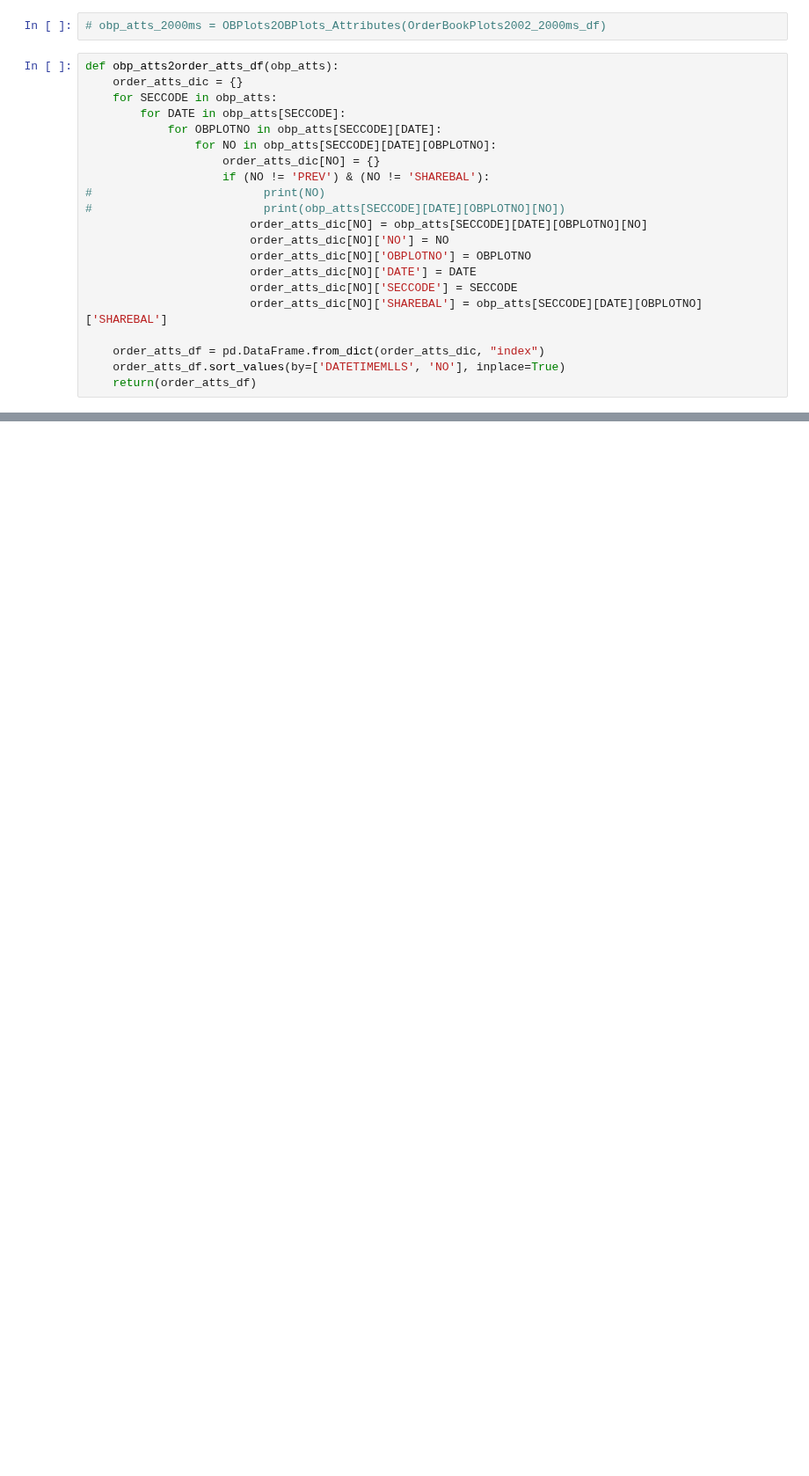
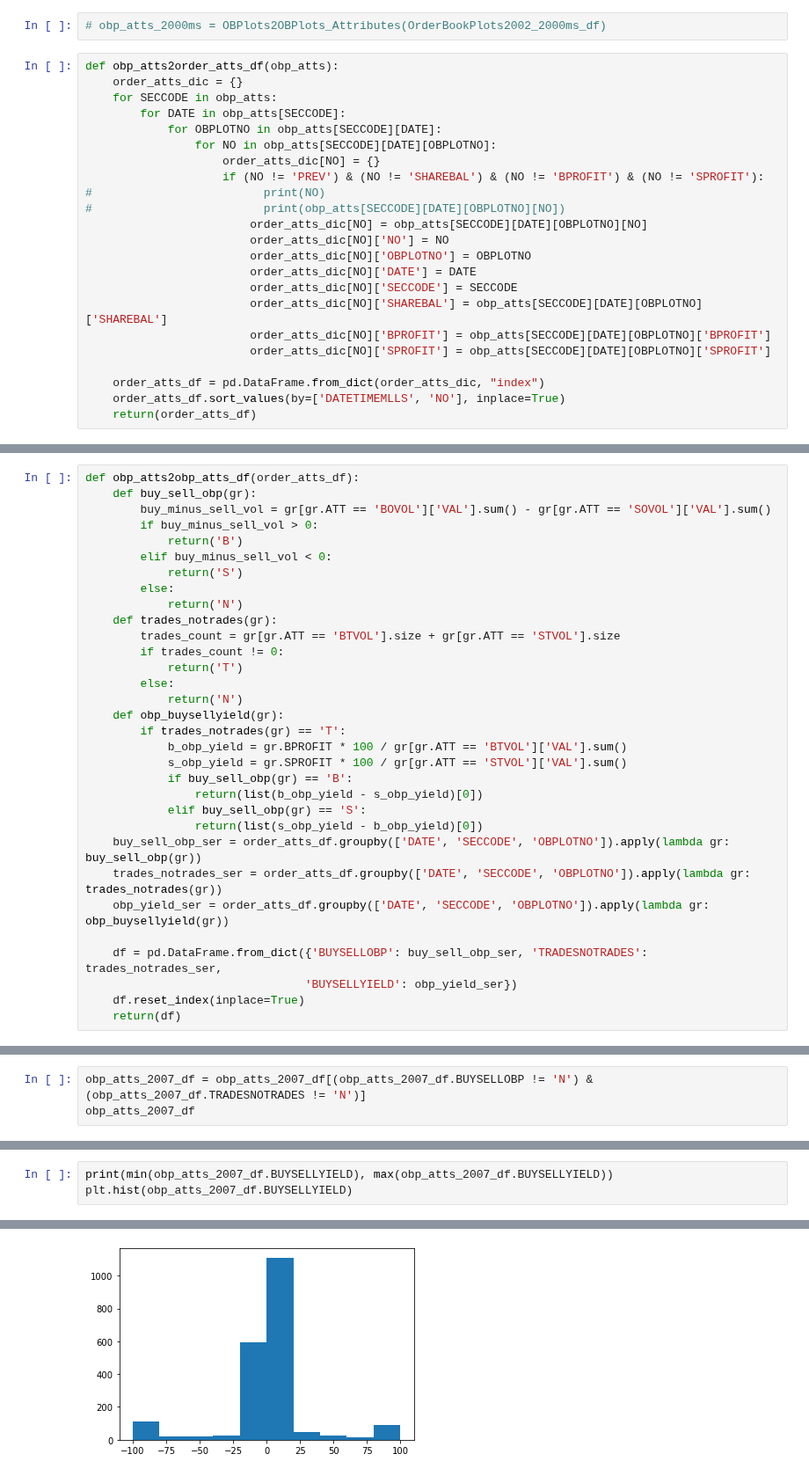
Before and after one commit to leonid-tkach/order-book-plot-find, a Jupyter notebook: OBPlots_Attributes.ipynb, the cells around one changed output, grey strips where cells are left out. Shown at 88% size. Saved outputs shown, nothing was run; the diff lists cells and outputs as text; blank space fills up the shorter version.

Commit message:
def obp_buysellyield(gr):

```diff
--- a/OBPlots_Attributes.ipynb
+++ b/OBPlots_Attributes.ipynb
@@ -176,7 +181,7 @@ def obp_atts2order_atts_df(obp_atts):
             for OBPLOTNO in obp_atts[SECCODE][DATE]:
                 for NO in obp_atts[SECCODE][DATE][OBPLOTNO]:
                     order_atts_dic[NO] = {}
-                    if (NO != 'PREV') & (NO != 'SHAREBAL'):
+                    if (NO != 'PREV') & (NO != 'SHAREBAL') & (NO != 'BPROFIT') & (NO != 'SPROFIT'):
 #                         print(NO)
 #                         print(obp_atts[SECCODE][DATE][OBPLOTNO][NO])
                         order_atts_dic[NO] = obp_atts[SECCODE][DATE][OBPLOTNO][NO]
@@ -185,6 +190,8 @@ def obp_atts2order_atts_df(obp_atts):
                         order_atts_dic[NO]['DATE'] = DATE
                         order_atts_dic[NO]['SECCODE'] = SECCODE
                         order_atts_dic[NO]['SHAREBAL'] = obp_atts[SECCODE][DATE][OBPLOTNO]['SHAREBAL']
+                        order_atts_dic[NO]['BPROFIT'] = obp_atts[SECCODE][DATE][OBPLOTNO]['BPROFIT']
+                        order_atts_dic[NO]['SPROFIT'] = obp_atts[SECCODE][DATE][OBPLOTNO]['SPROFIT']
 
     order_atts_df = pd.DataFrame.from_dict(order_atts_dic, "index")
     order_atts_df.sort_values(by=['DATETIMEMLLS', 'NO'], inplace=True)
@@ -302,0 +223,32 @@ obp_atts_2007_df[obp_atts_2007_df.TRADESNOTRADES == 'NT']
+# %%
+def obp_atts2obp_atts_df(order_atts_df):
+    def buy_sell_obp(gr):
+        buy_minus_sell_vol = gr[gr.ATT == 'BOVOL']['VAL'].sum() - gr[gr.ATT == 'SOVOL']['VAL'].sum()
+        if buy_minus_sell_vol > 0:
+            return('B')
+        elif buy_minus_sell_vol < 0:
+            return('S')
+        else:
+            return('N')
+    def trades_notrades(gr):
+        trades_count = gr[gr.ATT == 'BTVOL'].size + gr[gr.ATT == 'STVOL'].size
+        if trades_count != 0:
+            return('T')
+        else:
+            return('N')
+    def obp_buysellyield(gr):
+        if trades_notrades(gr) == 'T':
+            b_obp_yield = gr.BPROFIT * 100 / gr[gr.ATT == 'BTVOL']['VAL'].sum()
+            s_obp_yield = gr.SPROFIT * 100 / gr[gr.ATT == 'STVOL']['VAL'].sum()
+            if buy_sell_obp(gr) == 'B':
+                return(list(b_obp_yield - s_obp_yield)[0])
+            elif buy_sell_obp(gr) == 'S':
+                return(list(s_obp_yield - b_obp_yield)[0])
+    buy_sell_obp_ser = order_atts_df.groupby(['DATE', 'SECCODE', 'OBPLOTNO']).apply(lambda gr: buy_sell_obp(gr))
+    trades_notrades_ser = order_atts_df.groupby(['DATE', 'SECCODE', 'OBPLOTNO']).apply(lambda gr: trades_notrades(gr))
+    obp_yield_ser = order_atts_df.groupby(['DATE', 'SECCODE', 'OBPLOTNO']).apply(lambda gr: obp_buysellyield(gr))
+
+    df = pd.DataFrame.from_dict({'BUYSELLOBP': buy_sell_obp_ser, 'TRADESNOTRADES': trades_notrades_ser,
+                                'BUYSELLYIELD': obp_yield_ser})
+    df.reset_index(inplace=True)
+    return(df)
@@ -302,0 +272,3 @@ obp_atts_2007_df[obp_atts_2007_df.TRADESNOTRADES == 'NT']
+# %%
+obp_atts_2007_df = obp_atts_2007_df[(obp_atts_2007_df.BUYSELLOBP != 'N') & (obp_atts_2007_df.TRADESNOTRADES != 'N')]
+obp_atts_2007_df
@@ -302,0 +289,4 @@ obp_atts_2007_df[obp_atts_2007_df.TRADESNOTRADES == 'NT']
+# %%
+print(min(obp_atts_2007_df.BUYSELLYIELD), max(obp_atts_2007_df.BUYSELLYIELD))
+plt.hist(obp_atts_2007_df.BUYSELLYIELD)
+# %% [output]
@@ -302,0 +299 @@ obp_atts_2007_df[obp_atts_2007_df.TRADESNOTRADES == 'NT']
+[figure, added]
```
Also changed, not shown: parts of 16 cells of this notebook.
